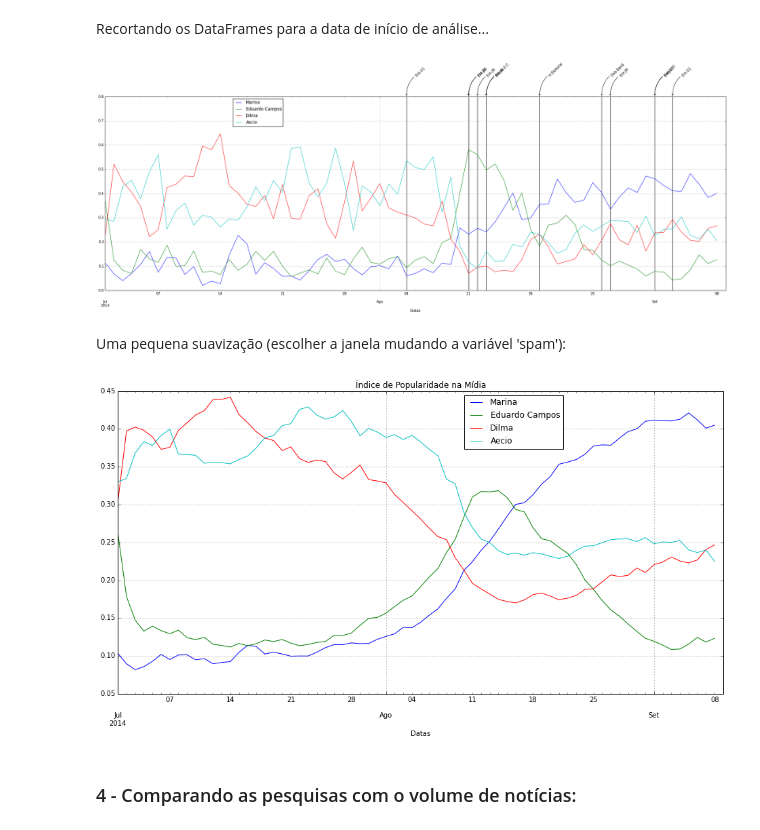
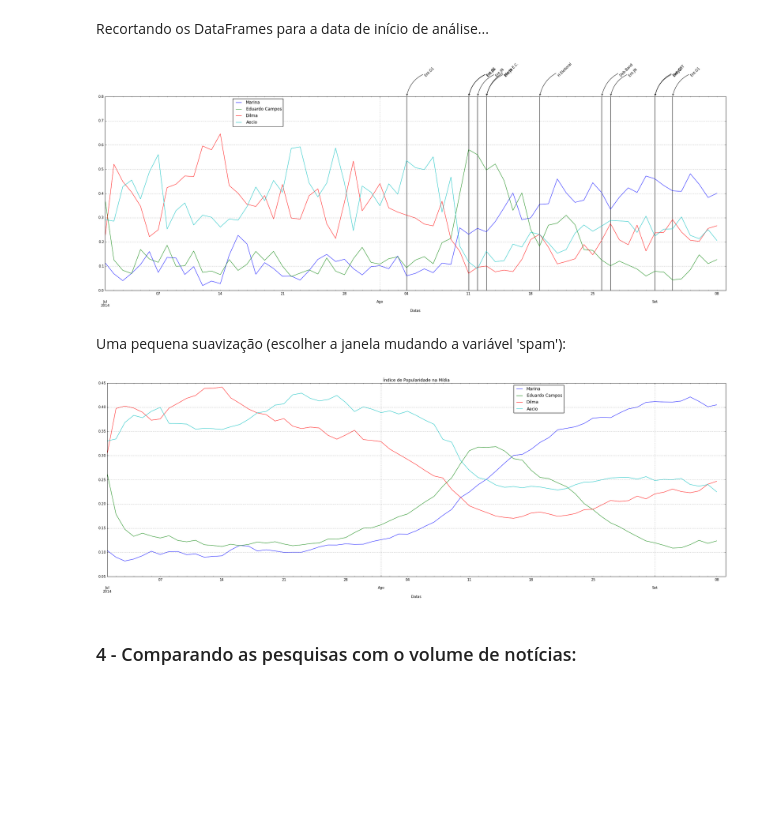
Before and after one commit to fccoelho/analisaMC, a Jupyter notebook: pesquisas_eleitorais.ipynb, the cells around one changed output. Cells and saved outputs as stored; diff of their text form; code cells hidden in the pictures; blank space fills up the shorter version.

Commit message:
Refactoring - annotation now is a function. Changing colours for the graphs

```diff
--- a/pesquisas_eleitorais.ipynb
+++ b/pesquisas_eleitorais.ipynb
@@ -132,8 +132,8 @@ ewma = pd.stats.moments.ewma
 fig, ax = plt.subplots(nrows=1, ncols=1, figsize=(16,8))
 for candidato in [u'Aécio',u'Campos-Marina','Dilma']:
     # take EWMA in both directions with a smaller span term
-    fwd = ewma(df_pesquisas[candidato], span=6 ) # take EWMA in fwd direction
-    bwd = ewma(df_pesquisas[candidato][::-1], span=6 ) # take EWMA in bwd direction
+    fwd = ewma(df_pesquisas[candidato], span=7 ) # take EWMA in fwd direction
+    bwd = ewma(df_pesquisas[candidato][::-1], span=7 ) # take EWMA in bwd direction
     new_vector = np.vstack((fwd, bwd[::-1])) # lump fwd and bwd together
     new_vector = np.mean(new_vector, axis=0) # average
     df_pesquisas2[candidato] = new_vector
@@ -335,42 +354,39 @@ ax.legend(bbox_to_anchor=(0.35, 0.9),bbox_transform=plt.gcf().transFigure)
 ax.set_ylim(0,0.8)
 #ax.xaxis.set_major_formatter(myFmt)
 
-# Anotando os eventos no Gráfico
-# http://matplotlib.org/users/annotations_guide.html#plotting-guide-annotation
-ymin, ymax = ax.get_ylim()
-for i in range(len(df_debates)):
-    data = df_debates.index[i]
-    texto = df_debates['Evento'].iloc[i]
-    ax.vlines(data,ymin,ymax)
-    ax.annotate(texto, xy=(data, ymax), rotation=45, xytext=(data + datetime.timedelta(days=1),ymax*1.1),
-                arrowprops=dict(facecolor='yellow', arrowstyle="->", connectionstyle="arc3,rad=0.3"),
-                horizontalalignment='left', verticalalignment='bottom')
+anota_evento(u'Marina Silva', ax, df_debates)
+anota_evento(u'Dilma Roussef', ax, df_debates)
+anota_evento(u'Eduardo Campos', ax, df_debates)
+anota_evento(u'Aécio Neves', ax, df_debates)
+anota_evento(u'Todos', ax, df_debates)
 # %% [output]
-[figure, old version]
+[figure, new version]
 # %% [markdown]
 Uma pequena suavização (escolher a janela mudando a variável 'spam'):
 # %%
 df_media3 = df_media2.copy()
 ewma = pd.stats.moments.ewma
 
-fig, ax = plt.subplots(nrows=1, ncols=1, figsize=(16,8))
+fig, ax = plt.subplots(nrows=1, ncols=1, figsize=(32,10))
 for candidato in consultas:
     # take EWMA in both directions with a smaller span term
     fwd = ewma(df_media2[candidato], span=14 ) # take EWMA in fwd direction
     bwd = ewma(df_media2[candidato][::-1], span=14 ) # take EWMA in bwd direction
     new_vector = np.vstack((fwd, bwd[::-1])) # lump fwd and bwd together
     new_vector = np.mean(new_vector, axis=0) # average
     df_media3[candidato] = new_vector
     #plot(ewma(df_pesquisas[candidato], span=6 ), label='EWMA, span=6' ) # regular EWMA, with bias against trend
     #plot(new_vector, label=candidato) # "corrected" (reverse-recombined) EWMA
+
 df_media3.plot(ax=ax);
 #ax.vlines(df_pesquisas.index, 0, df_pesquisas['Campos-Marina'],lw=4, color='g');
 #ax.vlines(df_pesquisas.index+datetime.timedelta(1), 0, df_pesquisas['Dilma'],lw=4, color='r');
 #ax.vlines(df_pesquisas.index-datetime.timedelta(1), 0, df_pesquisas[u'Aécio'],lw=4, color='b');
+
 ax.legend(bbox_to_anchor=(0.70, 0.9),bbox_transform=plt.gcf().transFigure);
 ax.set_title(u"Índice de Popularidade na Mídia");
 fig.savefig("Volume_relativo_smooth_14.png", dpi=300)
 # %% [output]
-[figure, old version]
+[figure, new version]
 # %% [markdown]
 ### 4 - Comparando as pesquisas com o volume de notícias:
```
Also changed, not shown: parts of 8 cells of this notebook.
